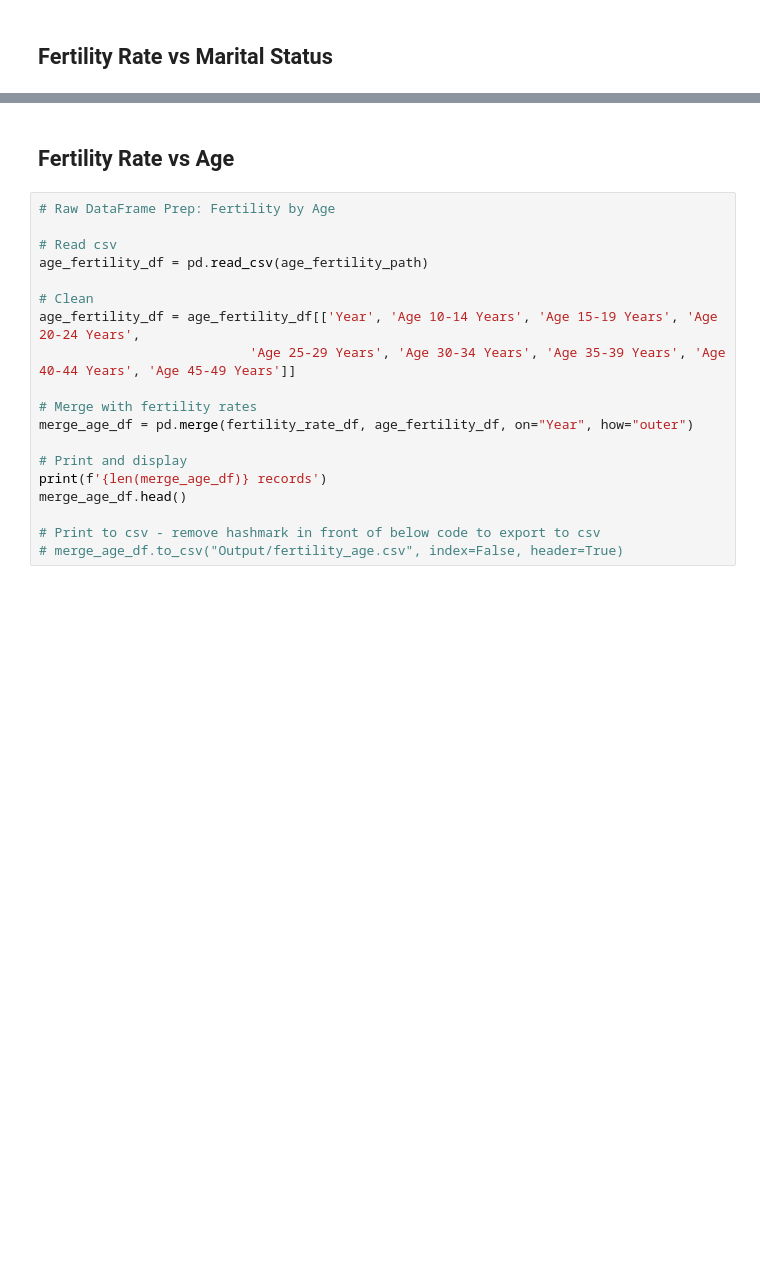
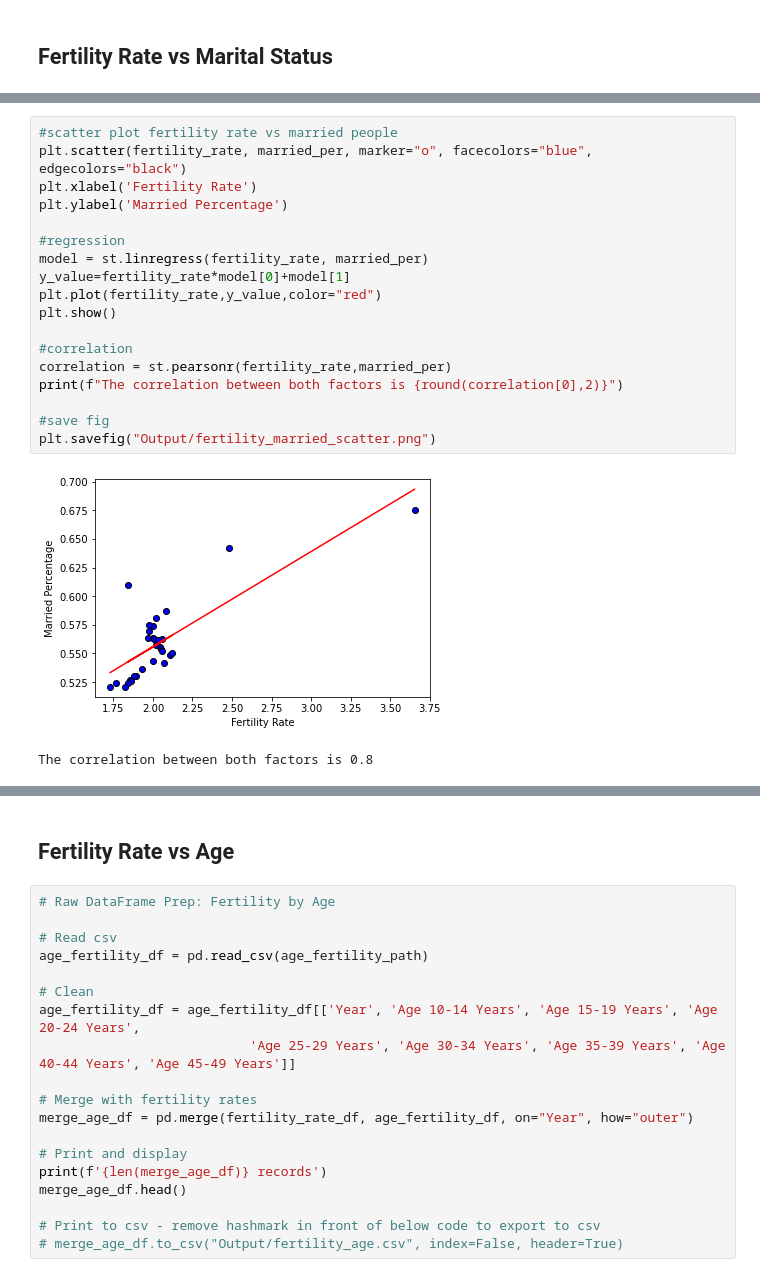
Before and after one commit to vlee2020/UCI-Project1-Group5, a Jupyter notebook: team5.ipynb, the cells around one changed output, grey strips where cells are left out. Cells and saved outputs as stored; diff of their text form; blank space fills up the shorter version.

```diff
--- a/team5.ipynb
+++ b/team5.ipynb
@@ -127,0 +233,21 @@ merge_marital_df.to_csv("Output/marital_status.csv", index=False, header=True)
+# %%
+#scatter plot fertility rate vs married people
+plt.scatter(fertility_rate, married_per, marker="o", facecolors="blue", edgecolors="black")
+plt.xlabel('Fertility Rate')
+plt.ylabel('Married Percentage')
+
+#regression
+model = st.linregress(fertility_rate, married_per)
+y_value=fertility_rate*model[0]+model[1]
+plt.plot(fertility_rate,y_value,color="red")
+plt.show()
+
+#correlation
+correlation = st.pearsonr(fertility_rate,married_per)
+print(f"The correlation between both factors is {round(correlation[0],2)}")
+
+#save fig
+plt.savefig("Output/fertility_married_scatter.png")
+# %% [output]
+[figure, added]
+The correlation between both factors is 0.8
```
Also changed, not shown: parts of 17 cells of this notebook.
